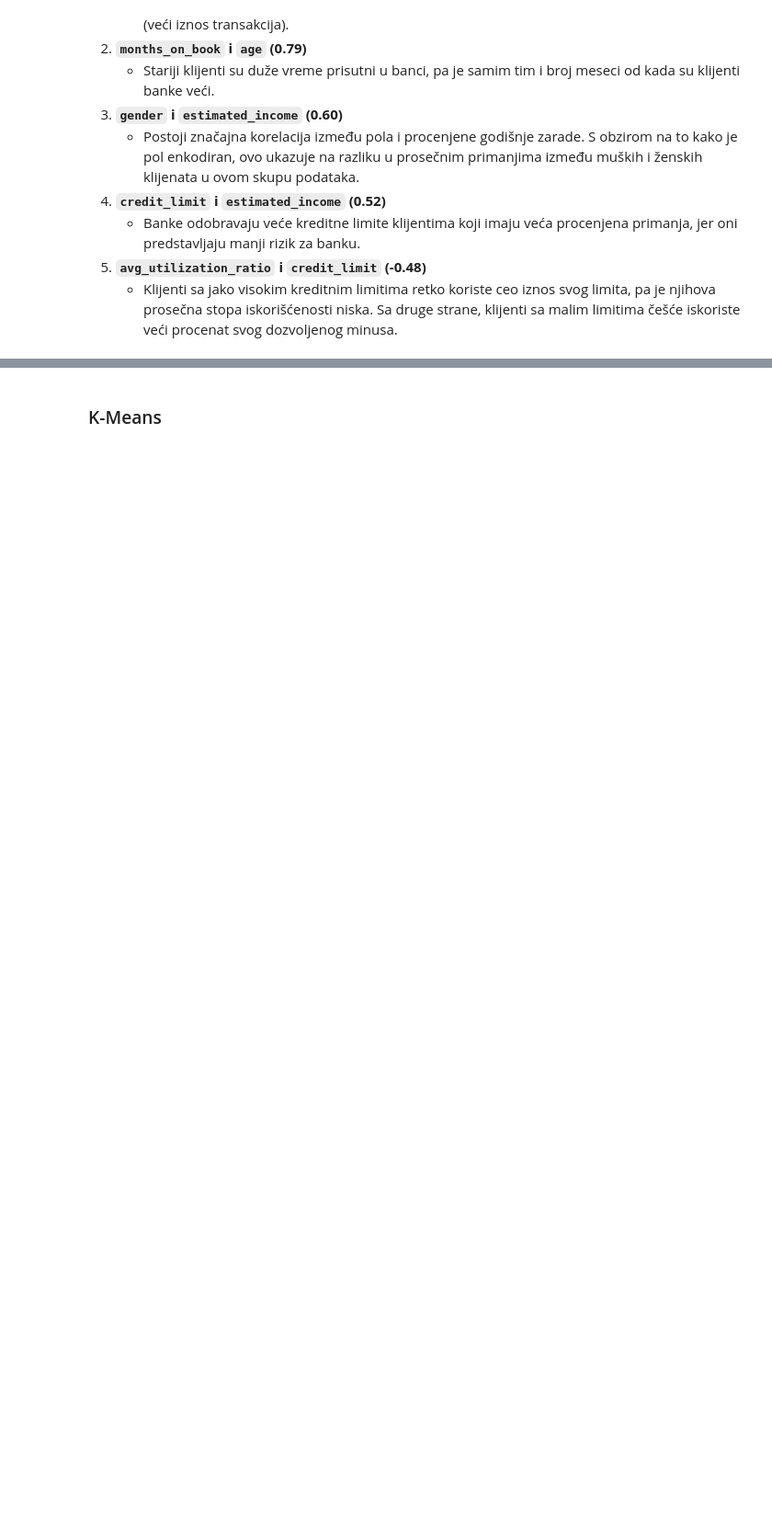
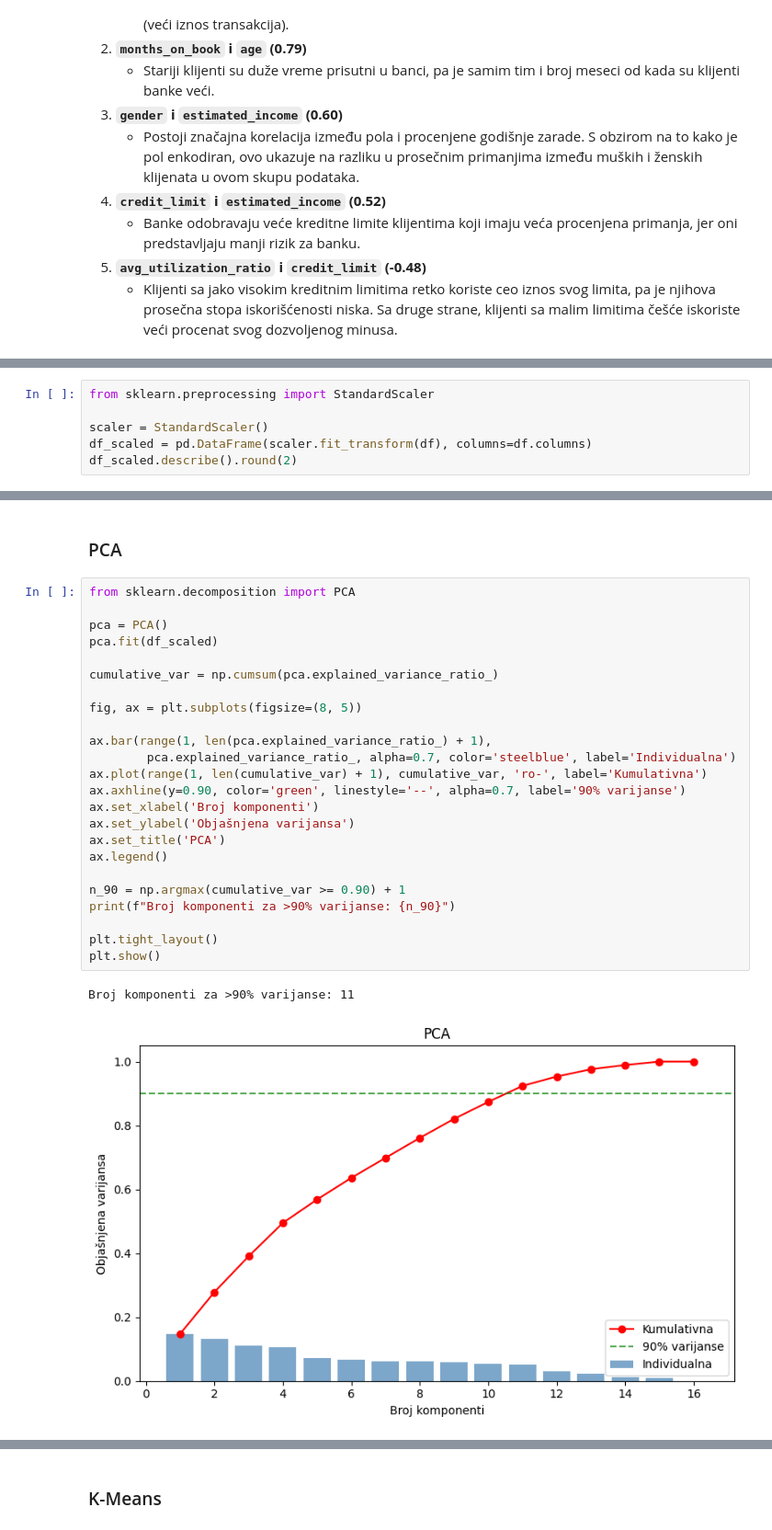
Before and after one commit to bazlooka/elfak-machine-learning, a Jupyter notebook: project 2/notebook.ipynb, the cells around one changed output, grey strips where cells are left out. Shown at 92% size. Drawn from its saved outputs; the diff is of its cells as text; blank space fills up the shorter version.

```diff
--- a/project 2/notebook.ipynb
+++ b/project 2/notebook.ipynb
@@ -338,0 +325,6 @@ fig.show()
+# %%
+from sklearn.preprocessing import StandardScaler
+
+scaler = StandardScaler()
+df_scaled = pd.DataFrame(scaler.fit_transform(df), columns=df.columns)
+df_scaled.describe().round(2)
@@ -338,0 +341,29 @@ fig.show()
+# %% [markdown]
+### PCA
+# %%
+from sklearn.decomposition import PCA
+
+pca = PCA()
+pca.fit(df_scaled)
+
+cumulative_var = np.cumsum(pca.explained_variance_ratio_)
+
+fig, ax = plt.subplots(figsize=(8, 5))
+
+ax.bar(range(1, len(pca.explained_variance_ratio_) + 1),
+        pca.explained_variance_ratio_, alpha=0.7, color='steelblue', label='Individualna')
+ax.plot(range(1, len(cumulative_var) + 1), cumulative_var, 'ro-', label='Kumulativna')
+ax.axhline(y=0.90, color='green', linestyle='--', alpha=0.7, label='90% varijanse')
+ax.set_xlabel('Broj komponenti')
+ax.set_ylabel('Objašnjena varijansa')
+ax.set_title('PCA')
+ax.legend()
+
+n_90 = np.argmax(cumulative_var >= 0.90) + 1
+print(f"Broj komponenti za >90% varijanse: {n_90}")
+
+plt.tight_layout()
+plt.show()
+# %% [output]
+Broj komponenti za >90% varijanse: 11
+[figure, added]
```
Also changed, not shown: parts of 31 cells of this notebook.
